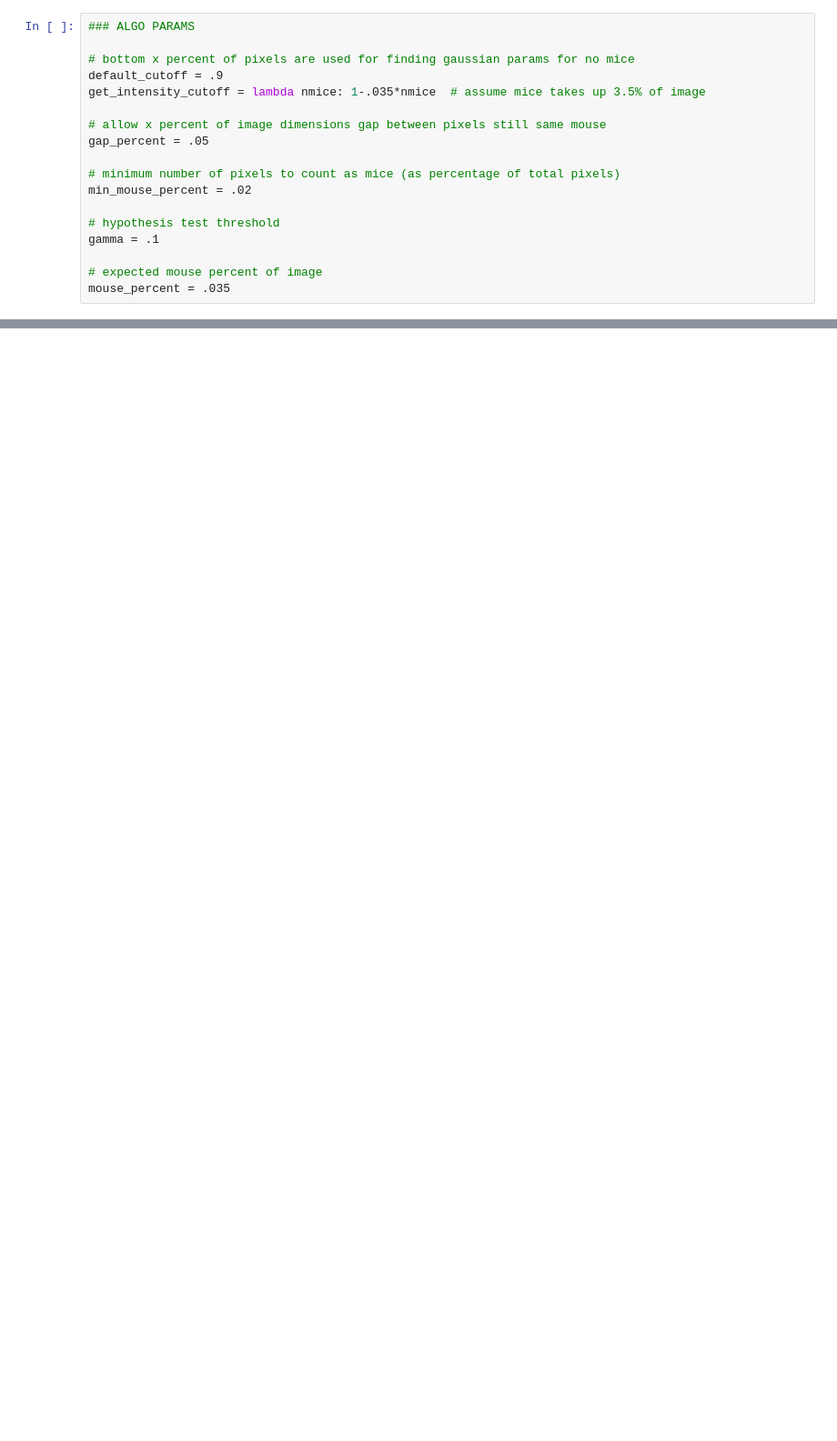
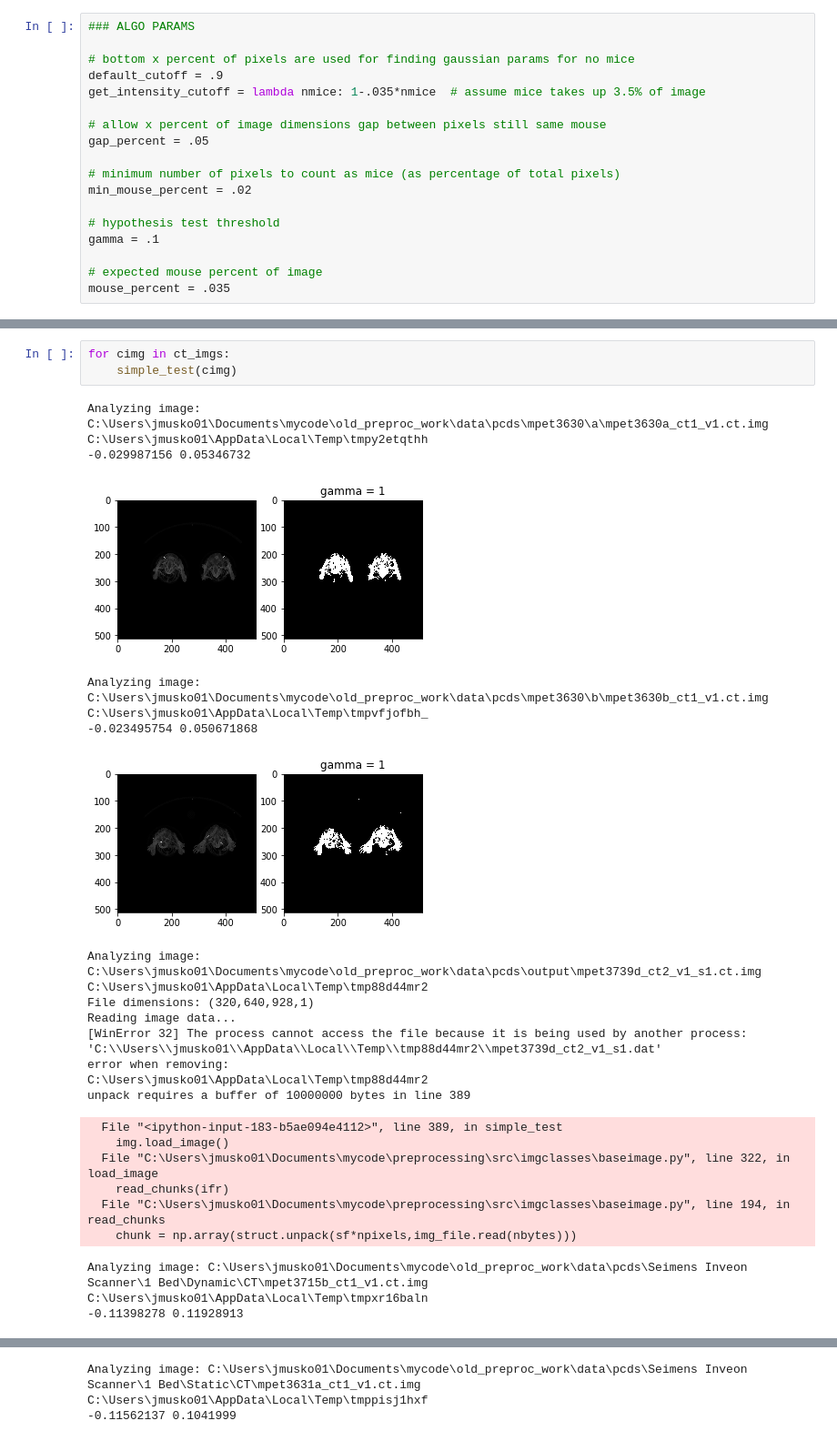
Before and after one commit to jackmuskopf/pet-ct-image-editor, a Jupyter notebook: Untitled.ipynb, the cells around one changed output, grey strips where cells are left out. Shown at 91% size. Cells and saved outputs as stored; diff of their text form; blank space fills up the shorter version.

```diff
--- a/Untitled.ipynb
+++ b/Untitled.ipynb
@@ -328,0 +538,29 @@ def get_circle_points(p,r):
+# %%
+for cimg in ct_imgs:
+    simple_test(cimg)
+# %% [output]
+Analyzing image: C:\Users\jmusko01\Documents\mycode\old_preproc_work\data\pcds\mpet3630\a\mpet3630a_ct1_v1.ct.img
+C:\Users\jmusko01\AppData\Local\Temp\tmpy2etqthh
+-0.029987156 0.05346732
+[figure, added]
+Analyzing image: C:\Users\jmusko01\Documents\mycode\old_preproc_work\data\pcds\mpet3630\b\mpet3630b_ct1_v1.ct.img
+C:\Users\jmusko01\AppData\Local\Temp\tmpvfjofbh_
+-0.023495754 0.050671868
+[figure, added]
+Analyzing image: C:\Users\jmusko01\Documents\mycode\old_preproc_work\data\pcds\output\mpet3739d_ct2_v1_s1.ct.img
+C:\Users\jmusko01\AppData\Local\Temp\tmp88d44mr2
+File dimensions: (320,640,928,1)
+Reading image data...
+[WinError 32] The process cannot access the file because it is being used by another process: 'C:\\Users\\jmusko01\\AppData\\Local\\Temp\\tmp88d44mr2\\mpet3739d_ct2_v1_s1.dat'
+error when removing:
+C:\Users\jmusko01\AppData\Local\Temp\tmp88d44mr2
+unpack requires a buffer of 10000000 bytes in line 389
+  File "<ipython-input-183-b5ae094e4112>", line 389, in simple_test
+    img.load_image()
+  File "C:\Users\jmusko01\Documents\mycode\preprocessing\src\imgclasses\baseimage.py", line 322, in load_image
+    read_chunks(ifr)
+  File "C:\Users\jmusko01\Documents\mycode\preprocessing\src\imgclasses\baseimage.py", line 194, in read_chunks
+    chunk = np.array(struct.unpack(sf*npixels,img_file.read(nbytes)))
+Analyzing image: C:\Users\jmusko01\Documents\mycode\old_preproc_work\data\pcds\Seimens Inveon Scanner\1 Bed\Dynamic\CT\mpet3715b_ct1_v1.ct.img
+C:\Users\jmusko01\AppData\Local\Temp\tmpxr16baln
+-0.11398278 0.11928913
@@ -328,0 +568,3 @@ def get_circle_points(p,r):
+Analyzing image: C:\Users\jmusko01\Documents\mycode\old_preproc_work\data\pcds\Seimens Inveon Scanner\1 Bed\Static\CT\mpet3631a_ct1_v1.ct.img
+C:\Users\jmusko01\AppData\Local\Temp\tmppisj1hxf
+-0.11562137 0.1041999
```
Also changed, not shown: parts of 8 cells of this notebook, 1 other file.
